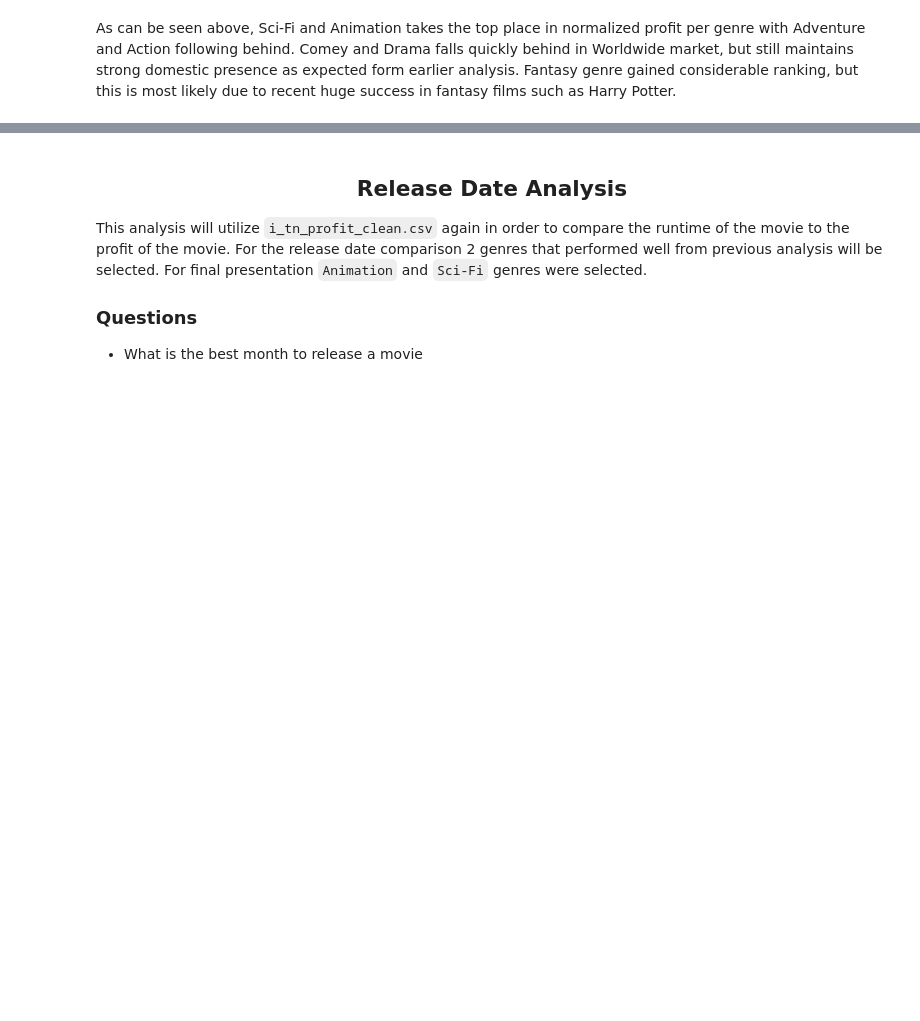
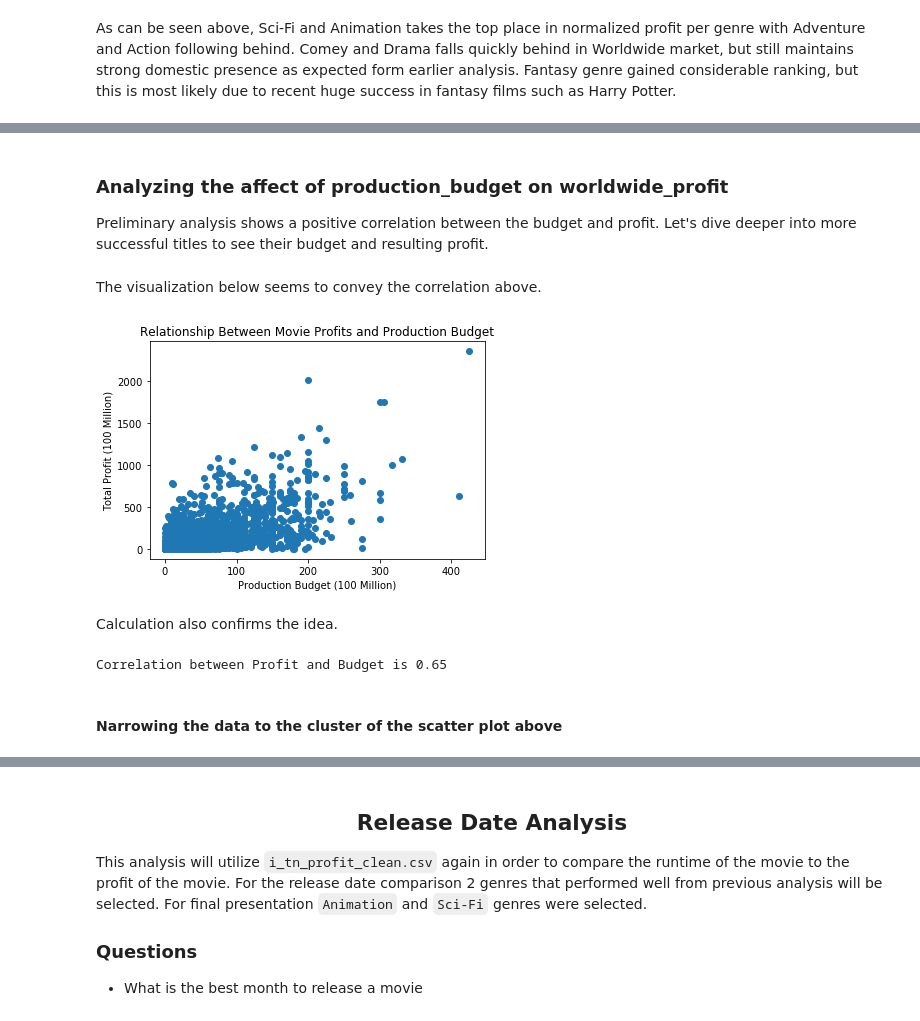
Before and after one commit to yunghanjeong/091420NYCDS_P1_G2_Project, a Jupyter notebook: msft_studio_movie_industry_analysis.ipynb, the cells around one changed output, grey strips where cells are left out. Drawn from its saved outputs; the diff is of its cells as text; code cells hidden in the pictures; blank space fills up the shorter version.

```diff
--- a/msft_studio_movie_industry_analysis.ipynb
+++ b/msft_studio_movie_industry_analysis.ipynb
@@ -381,0 +369,2 @@ From stacked bar chart above there are few trends that are readily visible (chan
+# %%
+budget_df = tn_profit_df.copy()
@@ -381,0 +374,11 @@ From stacked bar chart above there are few trends that are readily visible (chan
+# %%
+# Convert integers in millions to be more readable
+budget_df.production_budget = budget_df.production_budget*.000001
+budget_df.domestic_gross = budget_df.domestic_gross*.000001
+budget_df.worldwide_gross = budget_df.worldwide_gross*.000001
+budget_df.domestic_profit = budget_df.domestic_profit*.000001
+budget_df.worldwide_profit = budget_df.worldwide_profit*.000001
+
+# Round off decimals for readability
+decimals = pd.Series([2, 2, 2, 2, 2], index=['production_budget', 'domestic_gross', 'worldwide_gross', 'domestic_profit', 'worldwide_profit'])
+budget_df = budget_df.round(decimals)
@@ -381,0 +388,32 @@ From stacked bar chart above there are few trends that are readily visible (chan
+# %% [markdown]
+### Analyzing the affect of production_budget on worldwide_profit
+
+Preliminary analysis shows a positive correlation between the budget and profit. Let's dive deeper into more successful titles to see their budget and resulting profit.
+# %% [markdown]
+The visualization below seems to convey the correlation above.
+# %%
+fig, ax = plt.subplots()
+
+ax.set_title('Relationship Between Movie Profits and Production Budget')
+ax.set_ylabel('Total Profit (100 Million)')
+ax.set_xlabel('Production Budget (100 Million)')
+
+y1 = budget_df.worldwide_profit
+x1 = budget_df.production_budget
+
+plt.scatter(x1,y1);
+# %% [output]
+[figure, added]
+# %% [markdown]
+Calculation also confirms the idea.
+# %%
+# Correlation between Profit and Budget
+column_1 = budget_df["worldwide_profit"]
+column_2 = budget_df["production_budget"]
+
+correlation = column_1.corr(column_2)
+print(f'Correlation between Profit and Budget is {correlation.round(2)}')
+# %% [output]
+Correlation between Profit and Budget is 0.65
+# %% [markdown]
+#### Narrowing the data to the cluster of the scatter plot above
```
Also changed, not shown: parts of 68 cells of this notebook, 9 other files.
